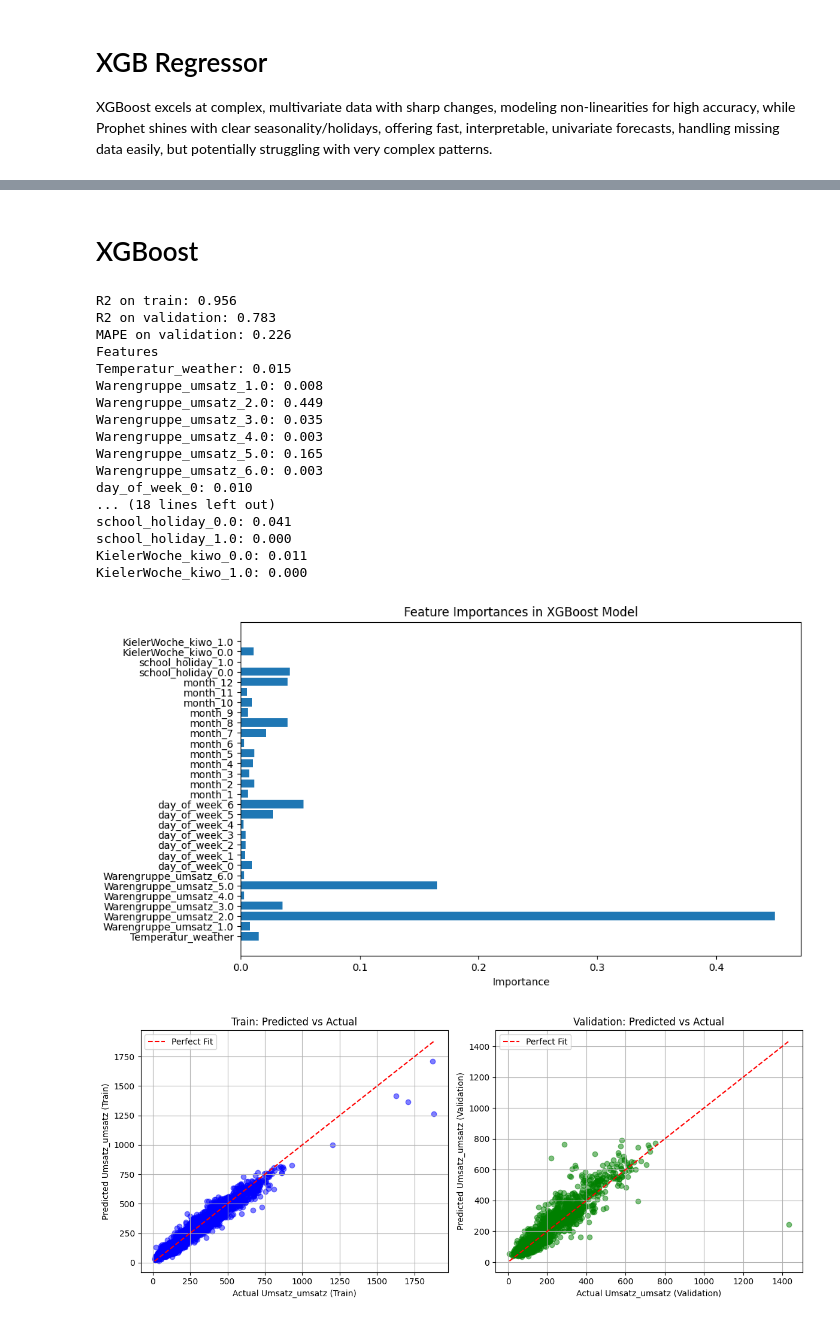
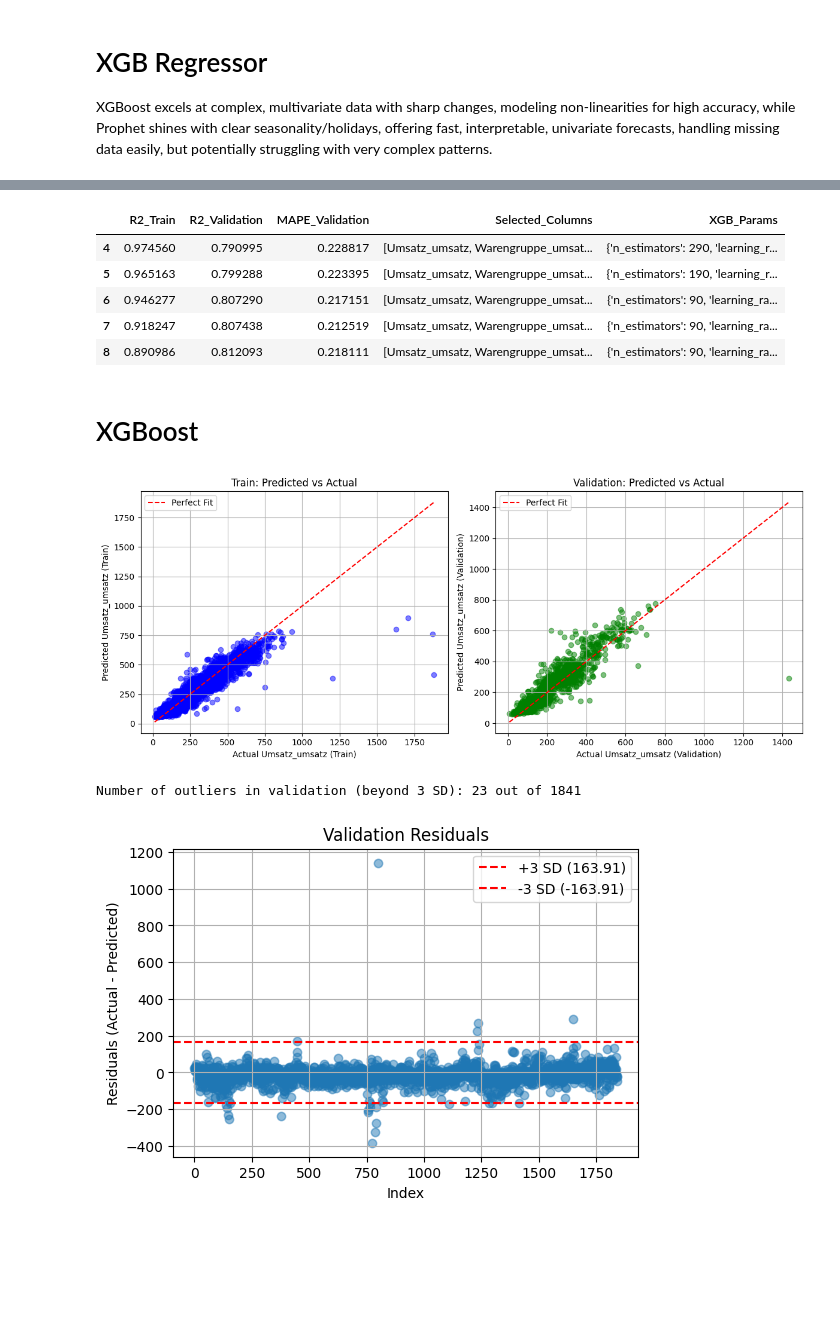
Before and after one commit to Awais16/bakery_sales_prediction, a Jupyter notebook: 2_BaselineModel/XGBRegressor.ipynb, the cells around one changed output, grey strips where cells are left out. Cells and saved outputs as stored; diff of their text form; code cells hidden in the pictures; blank space fills up the shorter version.

Commit message:
refact: adjusted hyper parameters of model

```diff
--- a/2_BaselineModel/XGBRegressor.ipynb
+++ b/2_BaselineModel/XGBRegressor.ipynb
@@ -64,6 +52,15 @@ drop_columns = [col for col in drop_columns if col in df_train_clean.columns]
 # drop columns from train and validation datasets
 df_train_clean = df_train_clean.drop(columns=drop_columns)
 df_validation_clean = df_validation_clean.drop(columns=drop_columns)
+# %%
+experiment_results.tail()
+# %% [output]
+|  | R2_Train | R2_Validation | MAPE_Validation | Selected_Columns | XGB_Params |
+| 4 | 0.974560 | 0.790995 | 0.228817 | [Umsatz_umsatz, Warengruppe_umsat... | {'n_estimators': 290, 'learning_r... |
+| 5 | 0.965163 | 0.799288 | 0.223395 | [Umsatz_umsatz, Warengruppe_umsat... | {'n_estimators': 190, 'learning_r... |
+| 6 | 0.946277 | 0.807290 | 0.217151 | [Umsatz_umsatz, Warengruppe_umsat... | {'n_estimators': 90, 'learning_ra... |
+| 7 | 0.918247 | 0.807438 | 0.212519 | [Umsatz_umsatz, Warengruppe_umsat... | {'n_estimators': 90, 'learning_ra... |
+| 8 | 0.890986 | 0.812093 | 0.218111 | [Umsatz_umsatz, Warengruppe_umsat... | {'n_estimators': 90, 'learning_ra... |
 # %%
 # Selected variables
 # reducing variables to check if it improves model performance
@@ -72,11 +69,13 @@ selected_columns = ['Umsatz_umsatz', 'Warengruppe_umsatz', 'day_of_week', 'Tempe
 df_train_clean = df_train_clean[selected_columns]
 df_validation_clean = df_validation_clean[selected_columns]
 # %%
-categorical_cols = ['Warengruppe_umsatz', 'day_of_week','public_holiday','next_day_holiday','month','school_holiday','KielerWoche_kiwo']  # adjust based on your data
+categorical_cols = ['Warengruppe_umsatz', 'day_of_week','month','school_holiday','KielerWoche_kiwo','public_holiday','next_day_holiday']  # adjust based on your data
 categorical_cols = [col for col in categorical_cols if col in df_train_clean.columns]
 
 df_train_clean_cat = pd.get_dummies(df_train_clean, columns=categorical_cols, drop_first=False)
 df_validation_clean_cat = pd.get_dummies(df_validation_clean, columns=categorical_cols, drop_first=False)
+# align the validation set to have the same columns as the training set
+df_validation_clean_cat = df_validation_clean_cat.reindex(columns=df_train_clean_cat.columns, fill_value=0)
 # %% [markdown]
 # XGBoost
 # %%
@@ -91,8 +90,13 @@ y_train = df_train_clean_cat[target]
 X_validation = df_validation_clean_cat.drop(columns=[target])
 y_validation = df_validation_clean_cat[target]
 
+# set hyperparameters
+N_ESTIMATORS=90
+LEARNING_RATE=0.05
+
+
 # fit XGBoost
-xgb_model = XGBRegressor(n_estimators=290, learning_rate=0.1, random_state=42)
+xgb_model = XGBRegressor(n_estimators=N_ESTIMATORS, learning_rate=LEARNING_RATE, random_state=42)
 xgb_model.fit(X_train, y_train)
 
 # predict and evaluate
@@ -107,6 +111,16 @@ print(f"R2 on train: {r2_train:.3f}")
 print(f"R2 on validation: {r2_validation:.3f}")
 print(f"MAPE on validation: {mape_validation:.3f}")
 
+# for every run push the R2 scores and MAPE with the selected columns list to dataframe to keep record of experiments also add model hyperparameters if needed
+experiment_results = pd.concat([experiment_results, pd.DataFrame({
+    'R2_Train': [r2_train],
+    'R2_Validation': [r2_validation],
+    'MAPE_Validation': [mape_validation],
+    'Selected_Columns': [selected_columns],
+    'XGB_Params': [{'n_estimators': N_ESTIMATORS, 'learning_rate': LEARNING_RATE}]
+})], ignore_index=True)
+
+
 print("Features")
 feature_importances = xgb_model.feature_importances_
 for feature, importance in zip(X_train.columns, feature_importances):
@@ -119,50 +133,56 @@ plt.barh(X_train.columns, feature_importances)
 plt.xlabel('Importance')
 plt.title('Feature Importances in XGBoost Model')
 plt.show()
-# %% [output]
-R2 on train: 0.956
-R2 on validation: 0.783
-MAPE on validation: 0.226
-Features
-Temperatur_weather: 0.015
-Warengruppe_umsatz_1.0: 0.008
-Warengruppe_umsatz_2.0: 0.449
-Warengruppe_umsatz_3.0: 0.035
-Warengruppe_umsatz_4.0: 0.003
-Warengruppe_umsatz_5.0: 0.165
-Warengruppe_umsatz_6.0: 0.003
-day_of_week_0: 0.010
-... (18 lines left out)
-school_holiday_0.0: 0.041
-school_holiday_1.0: 0.000
-KielerWoche_kiwo_0.0: 0.011
-KielerWoche_kiwo_1.0: 0.000
-[figure, removed]
 # %%
 # plot predicted vs actual for train and validation
 import matplotlib.pyplot as plt
 
 fig, axes = plt.subplots(1, 2, figsize=(12, 5))
 
 # train plot
 axes[0].scatter(y_train, y_train_pred, alpha=0.5, color='blue')
 axes[0].plot([y_train.min(), y_train.max()], [y_train.min(), y_train.max()], 'r--', label='Perfect Fit')
 axes[0].set_xlabel('Actual Umsatz_umsatz (Train)')
 axes[0].set_ylabel('Predicted Umsatz_umsatz (Train)')
 axes[0].set_title('Train: Predicted vs Actual')
 axes[0].legend()
 axes[0].grid(True)
 
 # validation plot
 axes[1].scatter(y_validation, y_validation_pred, alpha=0.5, color='green')
 axes[1].plot([y_validation.min(), y_validation.max()], [y_validation.min(), y_validation.max()], 'r--', label='Perfect Fit')
 axes[1].set_xlabel('Actual Umsatz_umsatz (Validation)')
 axes[1].set_ylabel('Predicted Umsatz_umsatz (Validation)')
 axes[1].set_title('Validation: Predicted vs Actual')
 axes[1].legend()
 axes[1].grid(True)
 
 plt.tight_layout()
 plt.show()
+
+
+# calculate residuals for validation
+residuals_validation = y_validation - y_validation_pred
+
+# define outliers as residuals beyond 3 standard deviations
+threshold = 3 * residuals_validation.std()
+outliers_count = (residuals_validation.abs() > threshold).sum()
+
+print(f"Number of outliers in validation (beyond 3 SD): {outliers_count} out of {len(residuals_validation)}")
+
+# optional: plot residuals to visualize
+import matplotlib.pyplot as plt
+plt.figure(figsize=(6, 4))
+plt.scatter(range(len(residuals_validation)), residuals_validation, alpha=0.5)
+plt.axhline(y=threshold, color='r', linestyle='--', label=f'+3 SD ({threshold:.2f})')
+plt.axhline(y=-threshold, color='r', linestyle='--', label=f'-3 SD ({-threshold:.2f})')
+plt.xlabel('Index')
+plt.ylabel('Residuals (Actual - Predicted)')
+plt.title('Validation Residuals')
+plt.legend()
+plt.grid(True)
+plt.show()
 # %% [output]
-[figure, old version]
+[figure, new version]
+Number of outliers in validation (beyond 3 SD): 23 out of 1841
+[figure, added]
```
Also changed, not shown: parts of 7 cells of this notebook.
